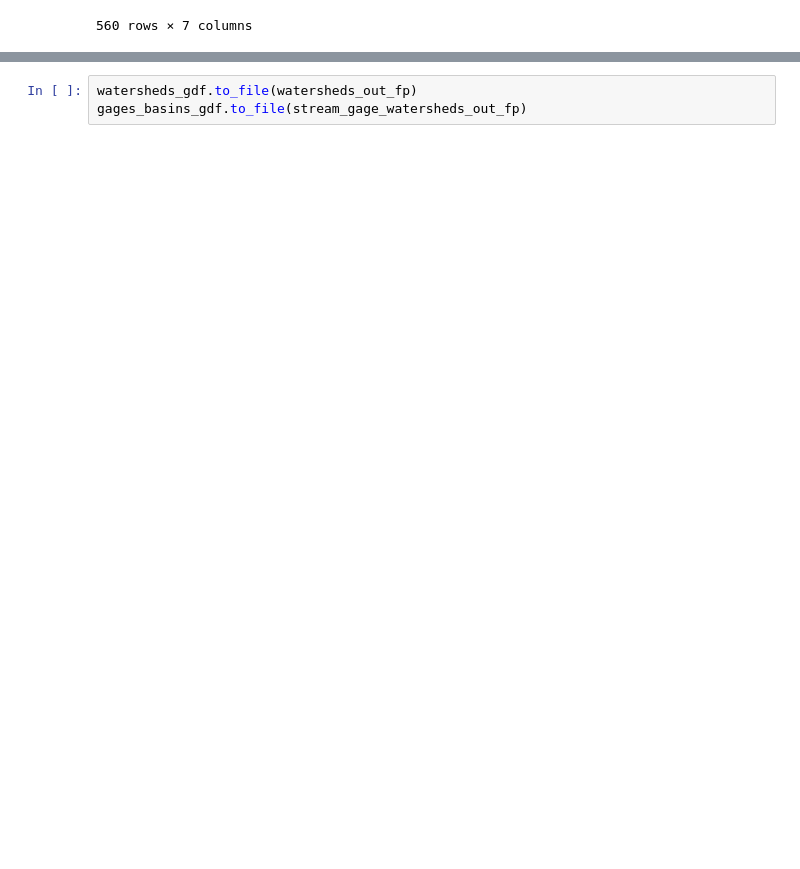
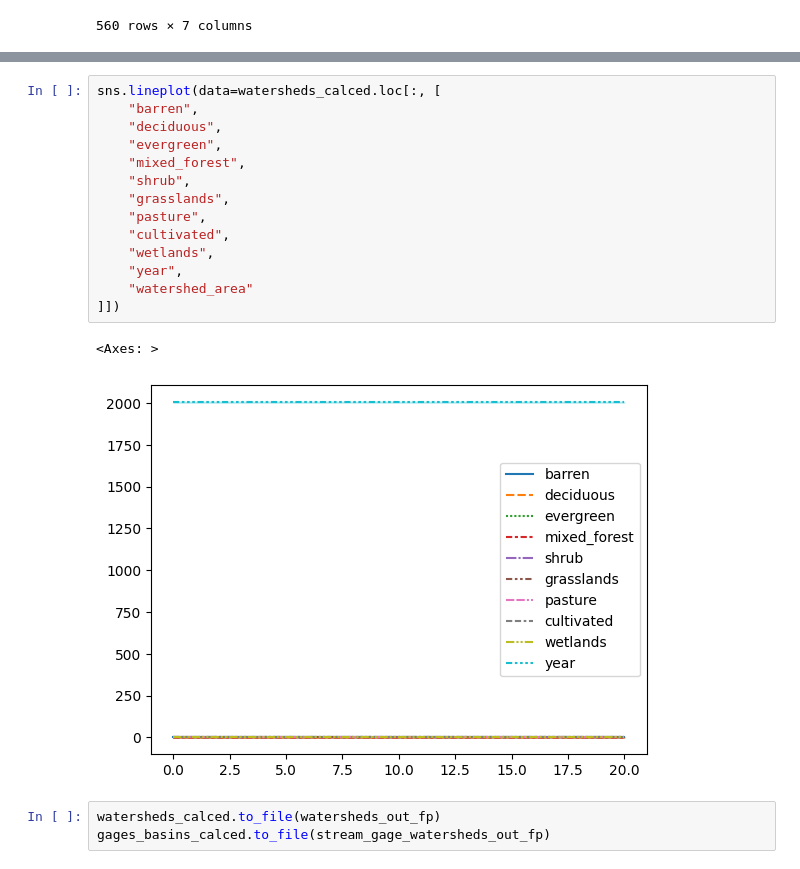
Before and after one commit to kroy/nyc_water_supply_analysis, a Jupyter notebook: code/watersheds.ipynb, the cells around one changed output, grey strips where cells are left out. Cells and saved outputs as stored; diff of their text form; blank space fills up the shorter version.

```diff
--- a/code/watersheds.ipynb
+++ b/code/watersheds.ipynb
@@ -244,3 +447,20 @@ sns.lineplot(data=gages_basins_gdf, x="year", y="impervious_fraction", hue="wate
+# %%
+sns.lineplot(data=watersheds_calced.loc[:, [
+    "barren",
+    "deciduous",
+    "evergreen",
+    "mixed_forest",
+    "shrub",
+    "grasslands",
+    "pasture",
+    "cultivated",
+    "wetlands",
+    "year",
+    "watershed_area"
+]])
+# %% [output]
+<Axes: >
+[figure, added]
 # %%
-watersheds_gdf.to_file(watersheds_out_fp)
-gages_basins_gdf.to_file(stream_gage_watersheds_out_fp)
+watersheds_calced.to_file(watersheds_out_fp)
+gages_basins_calced.to_file(stream_gage_watersheds_out_fp)
```
Also changed, not shown: parts of 12 cells of this notebook, 9 other files.
